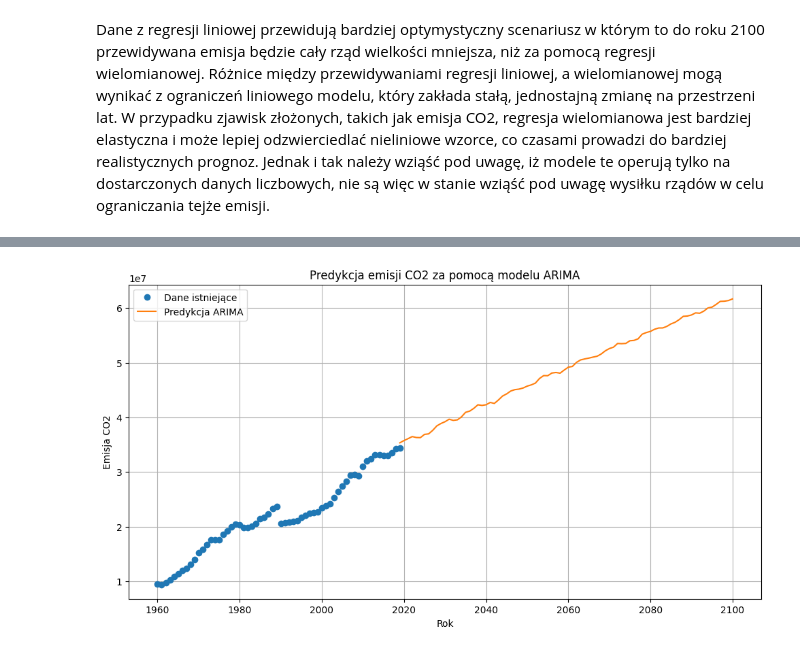
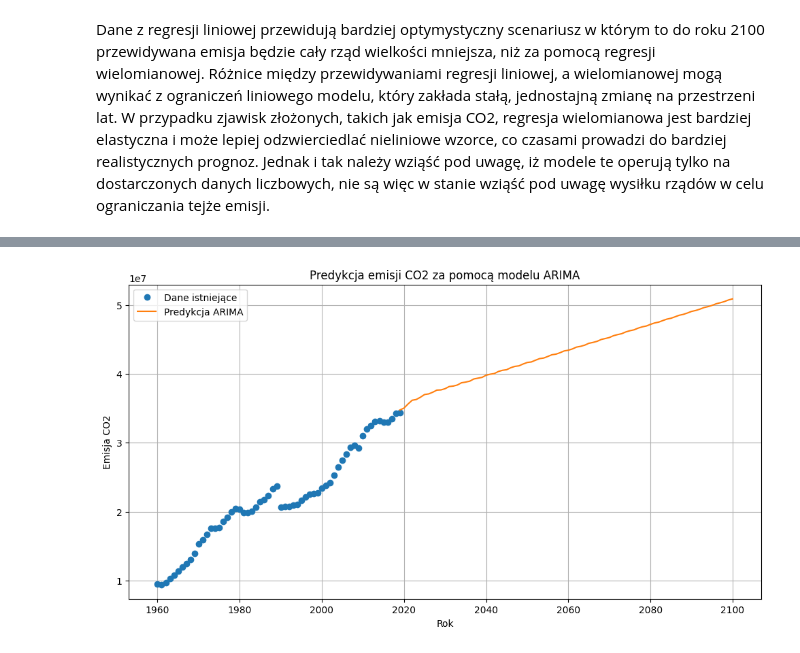
Before and after one commit to kuba172/analiza-zmian-klimatycznych-metodami-uczenia-maszynowego, a Jupyter notebook: Analiza zmian klimatu metodą uczenia maszynowego.ipynb, the cells around one changed output, grey strips where cells are left out. Drawn from its saved outputs; the diff is of its cells as text; code cells hidden in the pictures.

```diff
--- a/Analiza zmian klimatu metodą uczenia maszynowego.ipynb
+++ b/Analiza zmian klimatu metodą uczenia maszynowego.ipynb
@@ -198,31 +225,25 @@ Dane z regresji liniowej przewidują bardziej optymystyczny scenariusz w którym
 # %%
-import numpy as np
-import pandas as pd
-import matplotlib.pyplot as plt
-from statsmodels.tsa.arima.model import ARIMA
-from sklearn.metrics import mean_squared_error
 
-# Przygotowanie danych
+
 X = world_data[['year']]
 y = world_data['value']
 
-# Dopasowanie modelu ARIMA
-model = ARIMA(y, order=(20,1,20))  # Przykładowe parametry (p, d, q)
+
+model = ARIMA(y, order=(4,2,10))  ########################## parametry p,d i q - ZORIENTOWAĆ SIĘ JAK JE DOBRAĆ ######################################
 model_fit = model.fit()
 
-# Predykcja dla przyszłych lat
 future_years = np.arange(2019, 2101)
 future_emission = model_fit.forecast(steps=len(future_years))
 
 # Wykres
 plt.figure(figsize=(12, 6))
 plt.plot(X, y, 'o', label='Dane istniejące')
 plt.plot(future_years, future_emission, '-', label='Predykcja ARIMA')
 plt.title('Predykcja emisji CO2 za pomocą modelu ARIMA')
 plt.xlabel('Rok')
 plt.ylabel('Emisja CO2')
 plt.legend()
 plt.grid(True)
 plt.show()
 # %% [output]
-[figure, old version]
+[figure, new version]
```
Also changed, not shown: parts of 5 cells of this notebook.
